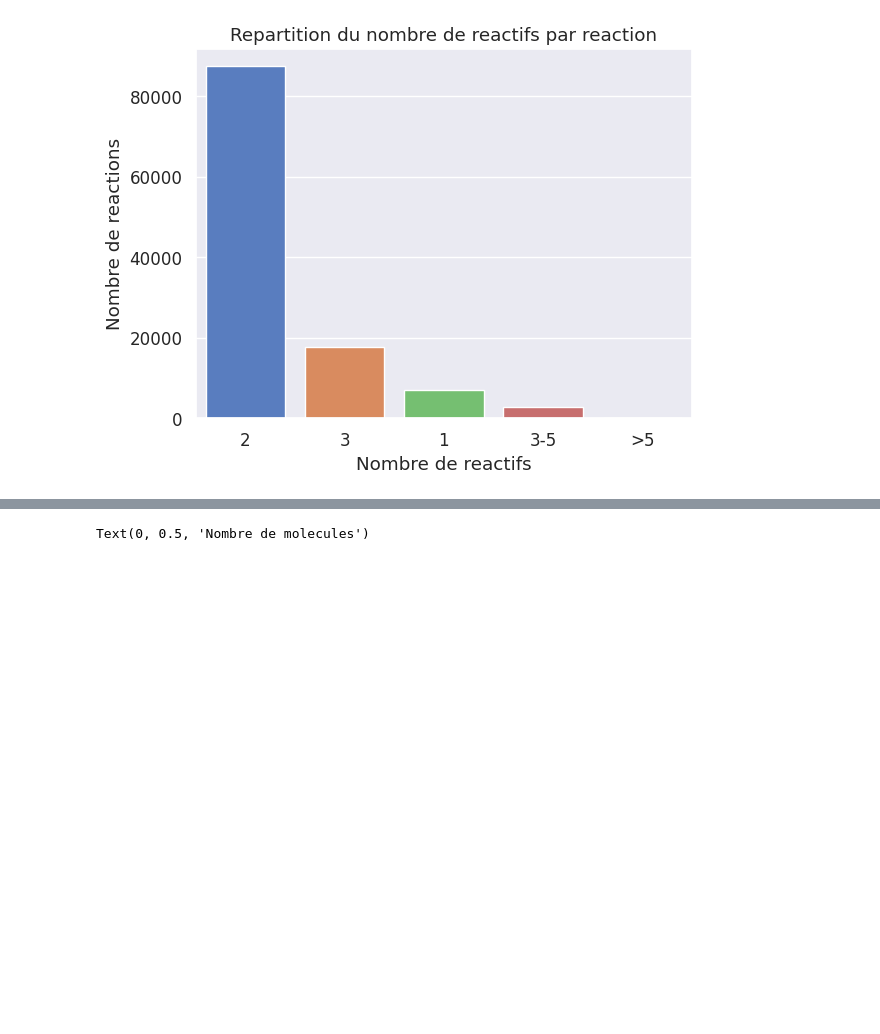
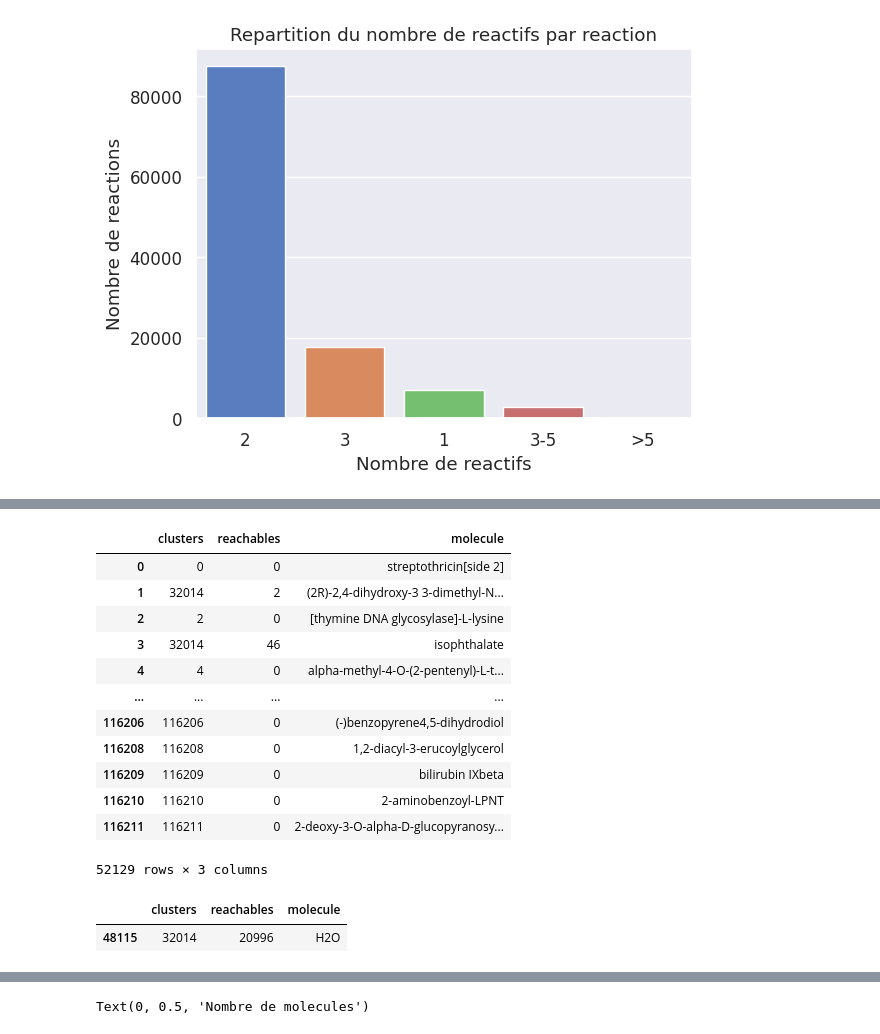
Before and after one commit to bessa75/INRIA-CRN, a Jupyter notebook: tests_brenda.ipynb, the cells around one changed output, grey strips where cells are left out. Cells and saved outputs as stored; diff of their text form; code cells hidden in the pictures; blank space fills up the shorter version.

```diff
--- a/tests_brenda.ipynb
+++ b/tests_brenda.ipynb
@@ -112,0 +134,21 @@ frame.head(5)
+# %%
+c.head()
+# %% [output]
+|  | clusters | reachables | molecule |
+| 0 | 0 | 0 | streptothricin[side 2] |
+| 1 | 32014 | 2 | (2R)-2,4-dihydroxy-3 3-dimethyl-N... |
+| 2 | 2 | 0 | [thymine DNA glycosylase]-L-lysine |
+| 3 | 32014 | 46 | isophthalate |
+| 4 | 4 | 0 | alpha-methyl-4-O-(2-pentenyl)-L-t... |
+| ... | ... | ... | ... |
+| 116206 | 116206 | 0 | (-)benzopyrene4,5-dihydrodiol |
+| 116208 | 116208 | 0 | 1,2-diacyl-3-erucoylglycerol |
+| 116209 | 116209 | 0 | bilirubin IXbeta |
+| 116210 | 116210 | 0 | 2-aminobenzoyl-LPNT |
+| 116211 | 116211 | 0 | 2-deoxy-3-O-alpha-D-glucopyranosy... |
+52129 rows × 3 columns
+# %%
+frame.loc[frame['molecule'] == 'H2O']
+# %% [output]
+|  | clusters | reachables | molecule |
+| 48115 | 32014 | 20996 | H2O |
```
Also changed, not shown: parts of 12 cells of this notebook, 5 other files.
